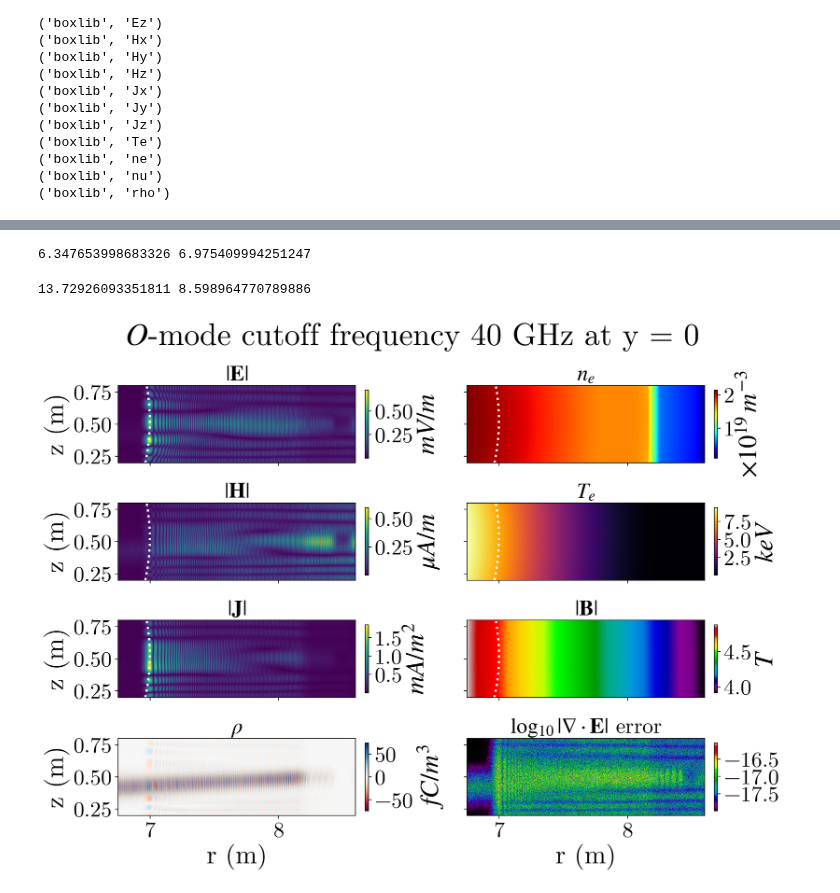
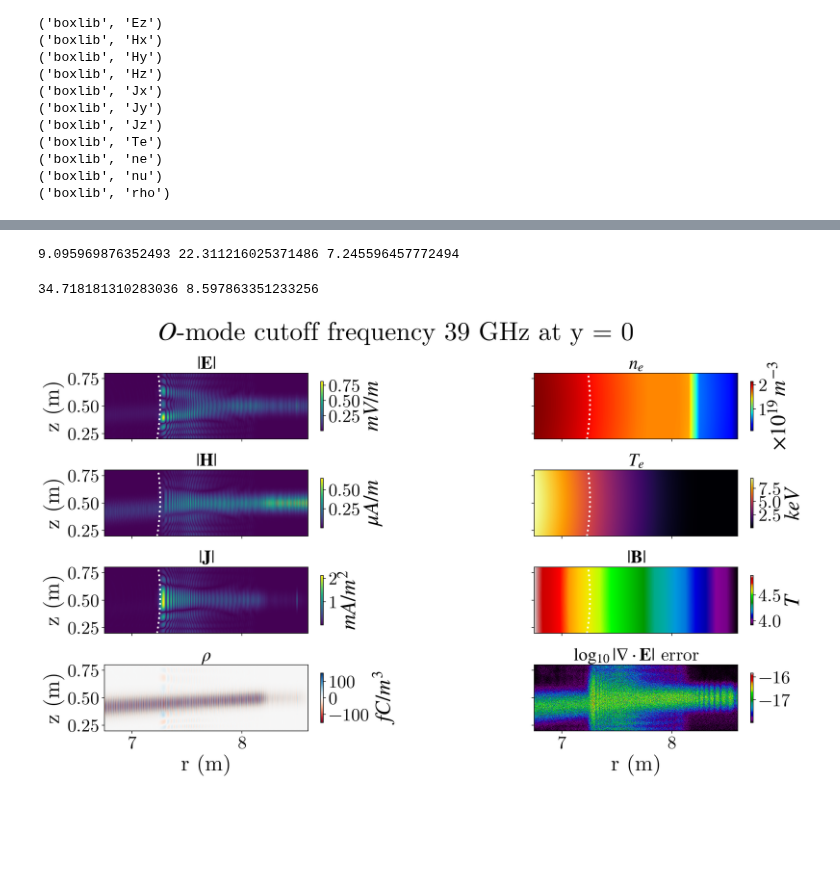
Before and after one commit to Pierre-Alexandre-Gourdain/reflectomITER, a Jupyter notebook: python/plot_amrex.ipynb, the cells around one changed output, grey strips where cells are left out. Drawn from its saved outputs; the diff is of its cells as text; code cells hidden in the pictures; blank space fills up the shorter version.

```diff
--- a/python/plot_amrex.ipynb
+++ b/python/plot_amrex.ipynb
@@ -42,14 +42,14 @@ plt.rc('figure', titlesize=BIGGER_SIZE)  # fontsize of the figure title
 # Reflectometry cutoff contour selection
 # ------------------------------------------------------------
 
-f_probe_Hz = 40e9          # chosen microwave frequency
+f_probe_Hz = 39e9          # chosen microwave frequency
 cutoff_mode = "O"            # "O", "X_R", or "X_L"
 read_stride = 1
 plot_stride = 5
 
 omega_probe = 2.0 * np.pi * f_probe_Hz
 # %%
-plotfile = Path("/mnt/c/Users/Pierre Gourdain/shared/data/outputs/FDTD_solver/plt00015")
+plotfile = Path("/mnt/c/Users/Pierre Gourdain/shared/data_39/outputs/FDTD_solver/plt00011")
 
 ds = yt.load(str(plotfile))
 ds
@@ -494,16 +500,17 @@ def get_E_pitch_cutoff(E,R,E_norm,x_limit=10,y_limit=10,tiny=1e-4):
                 n+=1
     return angle/n,r_ave/n
 # %%
-angle_b,r_b=get_B_pitch_cutoff(B,R,f_O_GHz,J_norm,frequency=f_probe_Hz,percentage=99)
-print(angle_b,r_b)
+angle_b,angle_e,r_b=get_B_pitch_cutoff(B,E,R,f_O_GHz,J_norm,frequency=f_probe_Hz,percentage=99)
+print(angle_b,angle_e,r_b)
 #print(cos(angle_b/180.*3.1416),sin(angle_b/180.*3.1416))
 # %% [output]
-6.347653998683326 6.975409994251247
+9.095969876352493 22.311216025371486 7.245596457772494
 # %%
-angle_e,r_e=get_E_pitch_cutoff(E,R,E_norm,x_limit=5,y_limit=50,tiny=1e-2)
+angle_e,r_e=get_E_pitch_cutoff(E,R,E_norm,x_limit=10,y_limit=500,tiny=1e-3)
 print(angle_e,r_e)
+# print(cos(angle_e/180.*3.1416),sin(angle_e/180.*3.1416))
 # %% [output]
-13.72926093351811 8.598964770789886
+34.718181310283036 8.597863351233256
 # %%
 def add_selected_cutoff_contour(ax,use_label=False):
     """
@@ -583,7 +590,7 @@ plot_units = [
 # %%
 fig, axes = plt.subplots(
     4, 2,
-    figsize=(12, 9),
+    figsize=(16, 9),
     constrained_layout=True,
     sharex=True,
     sharey=True,
@@ -644,31 +651,31 @@ for i in range(4):
             pad=0.04,
             label=plot_units[i][j],
         )
 
         # Plot cutoff contour only on the left-hand-side plots:
         # |E|, |H|, |J|
         if i <= 2:
             add_selected_cutoff_contour(ax)
 
         ax.set_aspect("equal", adjustable="box")
         ax.set_title(plot_titles[i][j])
 
 for ax in axes[-1, :]:
     ax.set_xlabel(xlabel)
 
 for ax in axes[:, 0]:
     ax.set_ylabel(ylabel)
 
 plot_title = fr"${cutoff_mode}$-mode cutoff frequency {f_probe_Hz/1e9:.4g} GHz at {axis} = {actual_coord:.4g}"
 filename_title = plot_title.replace(" ", "_")
 filename_title = filename_title.replace(".", "_")
 filename_title = filename_title.replace("$", "")
 fig.suptitle(
     # fr"{plotfile}, {axis} = {actual_coord:.4g}",
     plot_title,
     fontsize=36,
 )
 fig.savefig(f"{filename_title}.png", dpi=800, bbox_inches="tight")
 plt.show()
 # %% [output]
-[figure, old version]
+[figure, new version]
```
Also changed, not shown: parts of 9 cells of this notebook, 3 other files.
